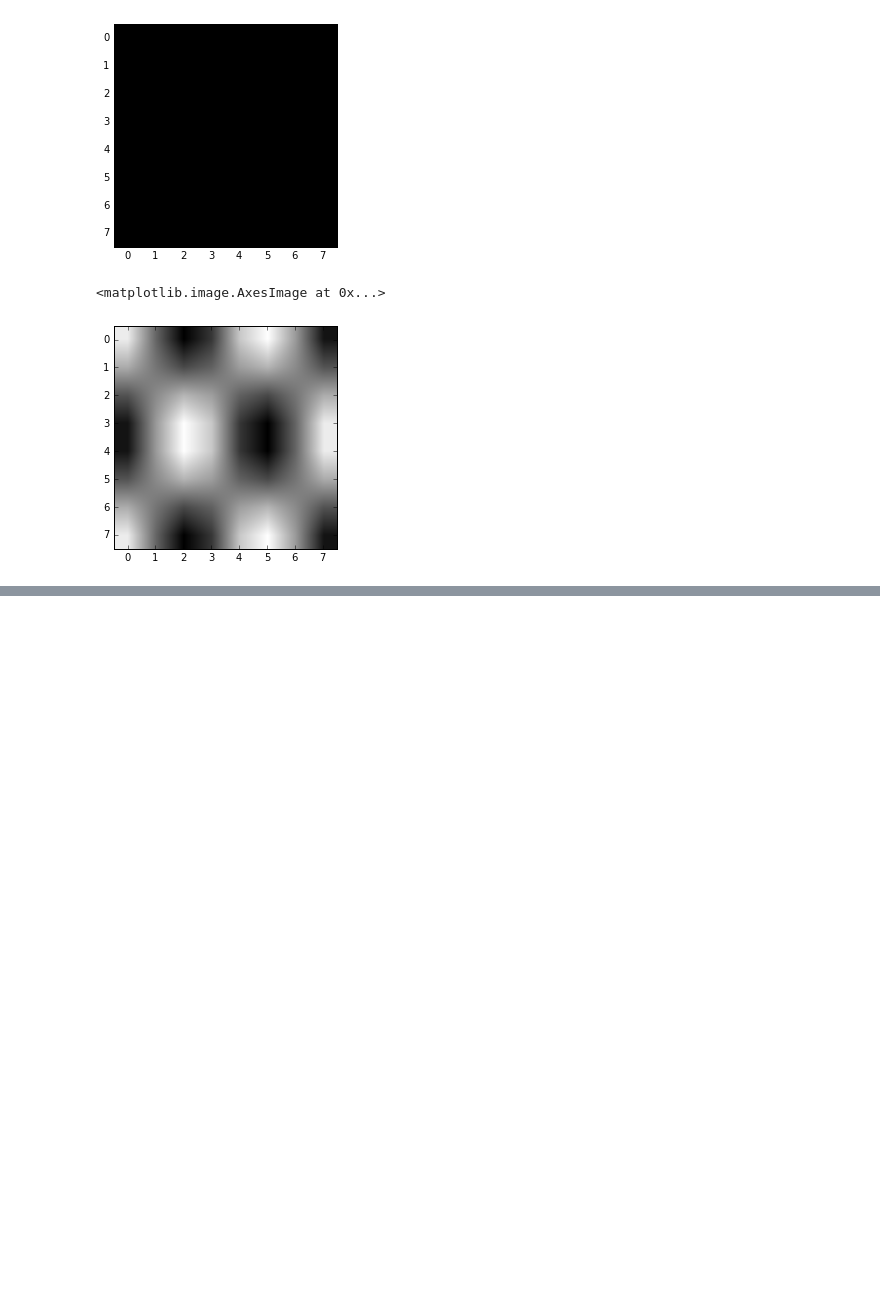
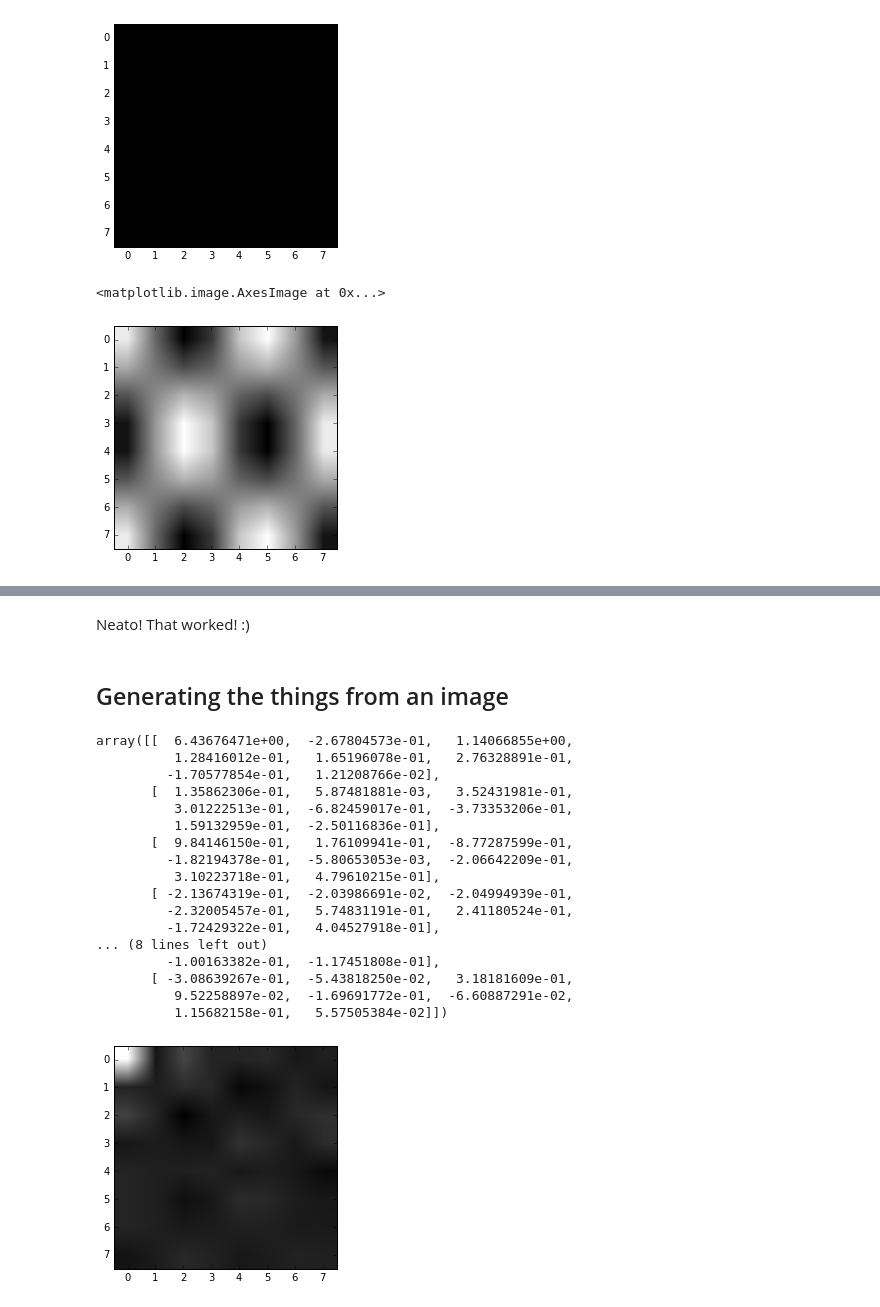
Before and after one commit to Jezzamonn/fourier, a Jupyter notebook: python/dct.ipynb, the cells around one changed output, grey strips where cells are left out. Cells and saved outputs as stored; diff of their text form; code cells hidden in the pictures; blank space fills up the shorter version.

```diff
--- a/python/dct.ipynb
+++ b/python/dct.ipynb
@@ -53,0 +96,29 @@ plt.imshow(freq_img, cmap='gray')  # Side point: this image looks wiggly haha
+# %% [markdown]
+Neato! That worked! :)
+# %% [markdown]
+## Generating the things from an image
+# %%
+from scipy.fftpack import dct
+
+freqs = dct(dct(img, axis=0, norm='ortho'), axis=1, norm='ortho')
+plt.imshow(freqs)
+freqs
+# %% [output]
+array([[  6.43676471e+00,  -2.67804573e-01,   1.14066855e+00,
+          1.28416012e-01,   1.65196078e-01,   2.76328891e-01,
+         -1.70577854e-01,   1.21208766e-02],
+       [  1.35862306e-01,   5.87481881e-03,   3.52431981e-01,
+          3.01222513e-01,  -6.82459017e-01,  -3.73353206e-01,
+          1.59132959e-01,  -2.50116836e-01],
+       [  9.84146150e-01,   1.76109941e-01,  -8.77287599e-01,
+         -1.82194378e-01,  -5.80653053e-03,  -2.06642209e-01,
+          3.10223718e-01,   4.79610215e-01],
+       [ -2.13674319e-01,  -2.03986691e-02,  -2.04994939e-01,
+         -2.32005457e-01,   5.74831191e-01,   2.41180524e-01,
+         -1.72429322e-01,   4.04527918e-01],
+... (8 lines left out)
+         -1.00163382e-01,  -1.17451808e-01],
+       [ -3.08639267e-01,  -5.43818250e-02,   3.18181609e-01,
+          9.52258897e-02,  -1.69691772e-01,  -6.60887291e-02,
+          1.15682158e-01,   5.57505384e-02]])
+[figure, added]
```
Also changed, not shown: parts of 13 cells of this notebook.
